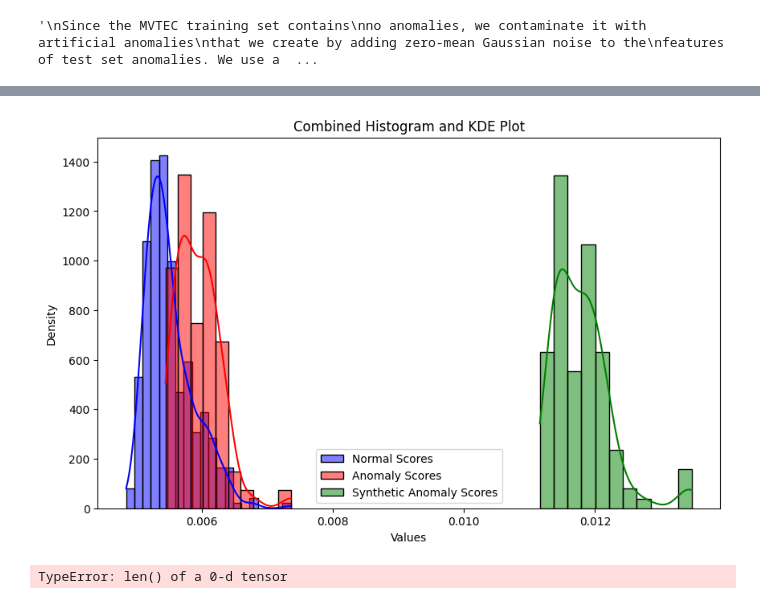
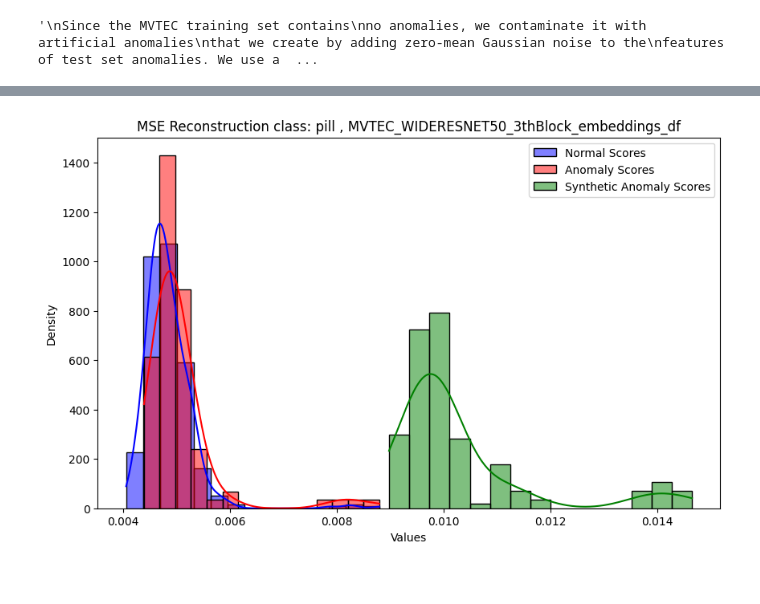
Before and after one commit to buehlpa/MVTec_Visualizer, a Jupyter notebook: workspace/mvtec_WIDERESNET50_syntheticAnomalies.ipynb, the cells around one changed output, grey strips where cells are left out. Saved outputs shown, nothing was run; the diff lists cells and outputs as text; code cells hidden in the pictures.

```diff
--- a/workspace/mvtec_WIDERESNET50_syntheticAnomalies.ipynb
+++ b/workspace/mvtec_WIDERESNET50_syntheticAnomalies.ipynb
@@ -115,9 +117,4 @@ normals.shape
 # %%
-import torch
-from torch.utils.data import TensorDataset, DataLoader
-from sklearn.model_selection import train_test_split
-import torch.nn as nn
-import numpy as np
 
 # Assuming 'normals' is your input data
 data = torch.tensor(normals)
@@ -134,11 +131,13 @@ train_loader = DataLoader(train_dataset, batch_size=10, shuffle=True)
 val_loader = DataLoader(val_dataset, batch_size=10)
 
 class SimpleAutoencoder(nn.Module):
-    def __init__(self):
+    def __init__(self,input_shape=200704):
         super(SimpleAutoencoder, self).__init__()
         # Encoder layers
+        self.input_shape=input_shape
+
         self.encoder = nn.Sequential(
-            nn.Linear(200704, 1000),  # Reducing dimension from 200704 to 1000
+            nn.Linear(self.input_shape, 1000),  # Reducing dimension from 200704 to 1000
             nn.ReLU(),
             nn.Linear(1000, 500),     # Further reduction to 500
             nn.ReLU(),
@@ -150,7 +149,7 @@ class SimpleAutoencoder(nn.Module):
             nn.ReLU(),
             nn.Linear(500, 1000),     # Expanding from 500 to 1000
             nn.ReLU(),
-            nn.Linear(1000, 200704)   # Reconstructing the original 200704 features
+            nn.Linear(1000, self.input_shape)   # Reconstructing the original 200704 features
         )
 
     def forward(self, x):
@@ -214,4 +213,15 @@ for epoch in range(num_epochs):
 
 # Save the model
 #torch.save(autoencoder.state_dict(), 'autoencoder.pth')
+
+# Plotting the validation and training loss with logarithmic scale
+plt.plot(train_loss_log, label='Training Loss')
+plt.plot(val_loss_log, label='Validation Loss')
+
+plt.xlabel('Epoch')
+plt.ylabel('Loss')
+plt.title(f'Validation and Training Loss {FILENAME} {category}}')
+plt.legend()
+plt.yscale('log')  # Set y-axis scale to logarithmic
+plt.show()
 # %% [output]
@@ -263,34 +259,14 @@ synthetic_anomaly_scores = synthetic_anomaly_scores.cpu().detach().numpy()
 # %%
-# Create the plot
-plt.figure(figsize=(10, 6))  # You can adjust the size of the figure
+plt.figure(figsize=(10, 6))
 
-# Plotting each distribution as a histogram and KDE
-sns.histplot(normal_scores, label='Normal Scores', kde=True, color='blue', stat="density", alpha=0.5)
-sns.histplot(anomaly_scores, label='Anomaly Scores', kde=True, color='red', stat="density", alpha=0.5)
-sns.histplot(synthetic_anomaly_scores, label='Synthetic Anomaly Scores', kde=True, color='green', stat="density", alpha=0.5)
-
-# Additional formatting
-plt.title('Combined Histogram and KDE Plot')
+bins_number = 15
+sns.histplot(normal_scores, label='Normal Scores', kde=True, color='blue', stat="density", alpha=0.5, bins=bins_number)
+sns.histplot(anomaly_scores, label='Anomaly Scores', kde=True, color='red', stat="density", alpha=0.5, bins=bins_number)
+sns.histplot(synthetic_anomaly_scores, label='Synthetic Anomaly Scores', kde=True, color='green', stat="density", alpha=0.5, bins=bins_number)
+plt.title(f'MSE Reconstruction class: {category} , {FILENAME}')
 plt.xlabel('Values')
 plt.ylabel('Density')
-plt.legend()  # Show the legend
-
-# Display the plot
+plt.legend()
 plt.show()
 # %% [output]
-[figure, old version]
+[figure, new version]
-# %%
-import seaborn as sns
-
-# Plotting the distributions
-sns.histplot(normalscores, kde=True, label='Normal Scores')
-# sns.histplot(anoscores.cpu().detach().numpy(), kde=True, label='Anomaly Scores')
-# sns.histplot(synanoscores.cpu().detach().numpy(), kde=True, label='Synthetic Anomaly Scores')
-
-plt.xlabel('Scores')
-plt.ylabel('Frequency')
-plt.title('Distribution of Scores')
-plt.legend()
-plt.show()
-# %% [output]
-TypeError: len() of a 0-d tensor
```
Also changed, not shown: parts of 9 cells of this notebook.
